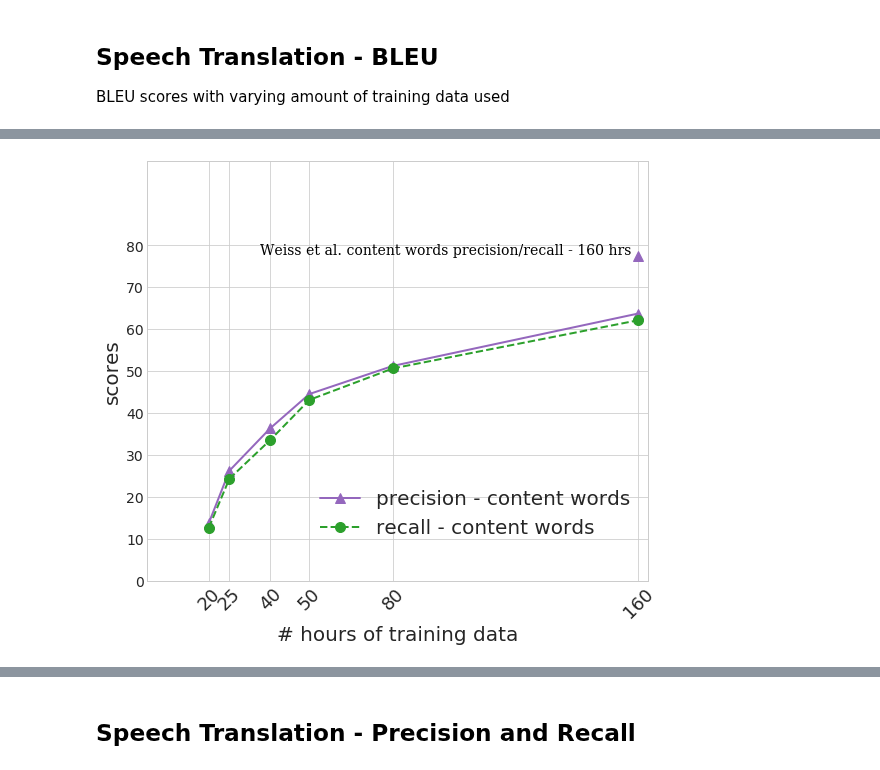
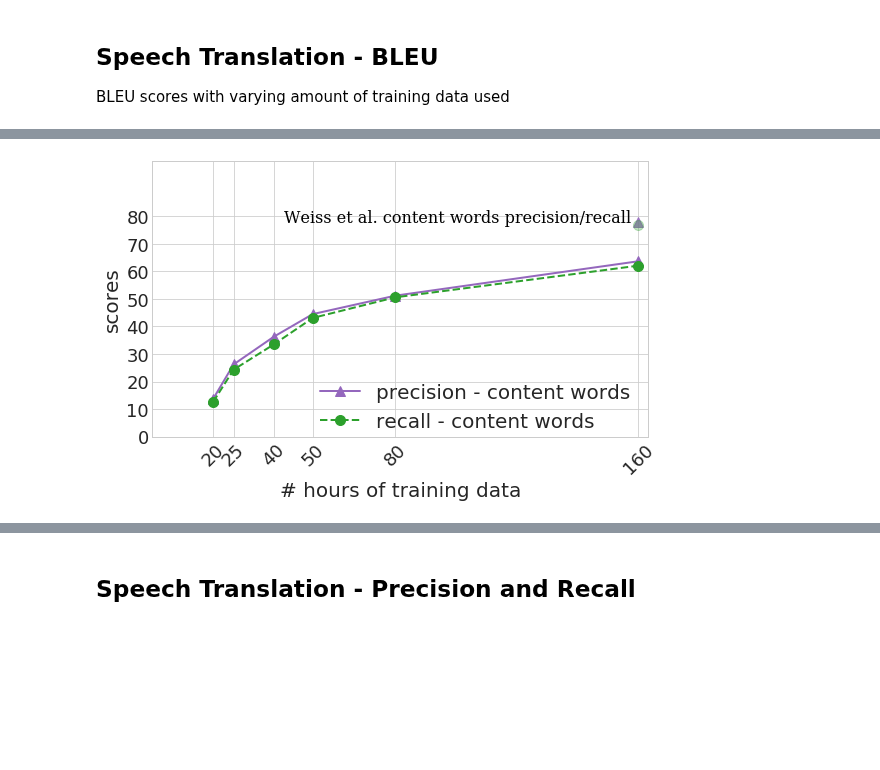
Before and after one commit to 0xSameer/speech2text, a Jupyter notebook: results.ipynb, the cells around one changed output, grey strips where cells are left out. Cells and saved outputs as stored; diff of their text form; code cells hidden in the pictures; blank space fills up the shorter version.

```diff
--- a/results.ipynb
+++ b/results.ipynb
@@ -67,7 +67,7 @@ bar_x = np.linspace(5,100,6)
 # %%
 sns.set_style("whitegrid", {"axes.grid": True})
 # %%
-fig, ax = plt.subplots(figsize=(8,7),nrows=1, ncols=1, sharey=True)
+fig, ax = plt.subplots(figsize=(8,5),nrows=1, ncols=1, sharey=True)
 
 markersize = 10
 linewidth = 2
@@ -85,22 +85,22 @@ ax.plot(x_scale, meteor_beam, label="METEOR", color=tableau20[4],
 font = {'family': 'serif',
         'color':  'black',
         'weight': 'normal',
-        'size': 14,
+        'size': 16,
         }
 
 ax.plot(np.array([100]), np.array([46.5]), color=tableau20[8],
         marker='^', markersize=markersize)
-plt.text(58, 47, r'Weiss et al. BLEU - 160 hrs', fontdict=font)
+plt.text(69, 47, r'Weiss et al. BLEU', fontdict=font)
 ax.plot(np.array([100]), np.array([36.5]), color=tableau20[4],
         marker='o', markersize=markersize)
-plt.text(53, 37, r'Weiss et al. METEOR- 160 hrs', fontdict=font)
+plt.text(63, 37, r'Weiss et al. METEOR', fontdict=font)
 
 ax.plot(np.array([100]), np.array([53]), color=tableau20[8],
         marker='^', markersize=markersize)
-plt.text(78, 53.2, r'human BLEU', fontdict=font)
+plt.text(76, 53.2, r'human BLEU', fontdict=font)
 ax.plot(np.array([100]), np.array([40.5]), color=tableau20[4],
         marker='o', markersize=markersize)
-plt.text(73, 41, r'human METEOR', fontdict=font)
+plt.text(70, 41, r'human METEOR', fontdict=font)
 
 # ax.axhline(y=46.5, linestyle=":")
 # plt.text(40, 47, r'Weiss et al. BLEU - 160 hrs', fontdict=font)
@@ -118,7 +118,7 @@ plt.yticks(list(range(5,60,5)), rotation=0, fontsize=20)
 ax.set_xlabel('# hours of training data', size=20)
 ax.set_ylabel('scores', size=20)
 for i in ax.get_xticklabels():
-    i.set_fontsize(16)
+    i.set_fontsize(18)
 for i in ax.get_yticklabels():
     i.set_fontsize(16)
 
@@ -138,5 +138,5 @@ fig.savefig(fname="bleu_meteor_scores.png", dpi=300)
 # %%
-fig, ax = plt.subplots(figsize=(8,7),nrows=1, ncols=1, sharey=True)
+fig, ax = plt.subplots(figsize=(8,5),nrows=1, ncols=1, sharey=True)
 
 markersize = 10
 linewidth = 2
@@ -157,15 +157,15 @@ ax.plot(x_scale, recall_exact, label="recall - exact match only", color=tableau2
 font = {'family': 'serif',
         'color':  'black',
         'weight': 'normal',
-        'size': 14,
+        'size': 16,
         }
 
 ax.plot(np.array([100]), np.array([77]), color=tableau20[8],
         marker='^', markersize=markersize)
-plt.text(53, 77.3, r'Weiss et al. precision - 160 hrs', fontdict=font)
+plt.text(62, 77.3, r'Weiss et al. precision', fontdict=font)
 ax.plot(np.array([100]), np.array([71]), color=tableau20[4],
         marker='o', markersize=markersize)
-plt.text(57, 71.3, r'Weiss et al. recall - 160 hrs', fontdict=font)
+plt.text(68, 71.3, r'Weiss et al. recall', fontdict=font)
 
 # ax.axhline(y=77, linestyle=":")
 # plt.text(40, 77.5, r'Weiss et al. precision - 160 hrs', fontdict=font)
@@ -177,7 +177,7 @@ plt.text(57, 71.3, r'Weiss et al. recall - 160 hrs', fontdict=font)
 # ax.axhline(y=76, linestyle="-.")
 # plt.text(40, 76.5, r'Human recall - 160 hrs', fontdict=font)
 
-plt.xticks(x_scale, x_labels, rotation=45, fontsize=16)
+plt.xticks(x_scale, x_labels, rotation=45, fontsize=18)
 # plt.yticks(list(range(0,65,10))+[76, 71, ], rotation=0, fontsize=20)
 plt.yticks(list(range(0,81,10)), rotation=0, fontsize=20)
 ax.set_xlabel('# hours of training data', size=20)
@@ -185,9 +185,9 @@ ax.set_ylabel('scores', size=20)
 for i in ax.get_xticklabels():
     i.set_fontsize(18)
 for i in ax.get_yticklabels():
-    i.set_fontsize(14)
+    i.set_fontsize(18)
 
-plt.legend(bbox_to_anchor=(1.0, 0.26), framealpha=0, fontsize=20, ncol=1)
+plt.legend(bbox_to_anchor=(1.0, 0.4), framealpha=0, fontsize=20, ncol=1)
 plt.ylim(0,100)
 plt.xlim(0,102)
 # ax.xaxis.grid(False)
@@ -207,5 +205,5 @@ google_cnt_recall
 # %%
-fig, ax = plt.subplots(figsize=(8,7),nrows=1, ncols=1, sharey=True)
+fig, ax = plt.subplots(figsize=(8,5),nrows=1, ncols=1, sharey=True)
 # sns.set_style("white")
 # sns.set_style("ticks")
 
@@ -226,44 +224,46 @@ ax.plot(x_scale, recall_cnt, label="recall - content words", color=tableau20[4],
 font = {'family': 'serif',
         'color':  'black',
         'weight': 'normal',
-        'size': 14,
+        'size': 16,
         }
 
-ax.plot(np.array([100]), np.array([77.5]), color=tableau20[8],
-        marker='^', markersize=markersize)
-plt.text(23, 77.8, r'Weiss et al. content words precision/recall - 160 hrs', fontdict=font)
+ax.plot(np.array([100]), np.array([78]), color=tableau20[8],
+        marker='^', markersize=markersize, alpha=0.8)
+ax.plot(np.array([100]), np.array([77]), color=tableau20[4],
+        marker='o', markersize=markersize, alpha=0.3)
+plt.text(27, 77.8, r'Weiss et al. content words precision/recall', fontdict=font)
 
 # ax.axhline(y=google_cnt_prec, linestyle=":")
 # plt.text(30, google_cnt_prec+0.5, r'precision', fontdict=font)
 # ax.axhline(y=77.5, linestyle=":")
 # plt.text(20, 78, r'Weiss et al. content words precision-recall - 160 hrs', fontdict=font)
 
 # ax.axhline(y=81, linestyle="-.")
 # plt.text(40, 81.5, r'Human precision - 160 hrs', fontdict=font)
 # ax.axhline(y=76, linestyle="-.")
 # plt.text(40, 76.5, r'Human recall - 160 hrs', fontdict=font)
 
 plt.xticks(x_scale, x_labels, rotation=45, fontsize=16)
 # plt.yticks(list(range(0,65,10))+[76, 71, ], rotation=0, fontsize=20)
 plt.yticks(list(range(0,81,10)), rotation=0, fontsize=20)
 ax.set_xlabel('# hours of training data', size=20)
 ax.set_ylabel('scores', size=20)
 for i in ax.get_xticklabels():
     i.set_fontsize(18)
 for i in ax.get_yticklabels():
-    i.set_fontsize(14)
+    i.set_fontsize(18)
 
 plt.legend(bbox_to_anchor=(1.0, 0.26), framealpha=0, fontsize=20, ncol=1)
 plt.ylim(0,100)
 plt.xlim(0,102)
 # ax.xaxis.grid(False)
 
 # sns.despine(left=True, bottom=True)
 
 fig.tight_layout()
 
 fig.savefig(fname="precision_recall_content.pdf", dpi=300)
 fig.savefig(fname="precision_recall_content.png", dpi=300)
 # %% [output]
-[figure, old version]
+[figure, new version]
 # %%
```
Also changed, not shown: parts of 19 cells of this notebook, 4 other files.
